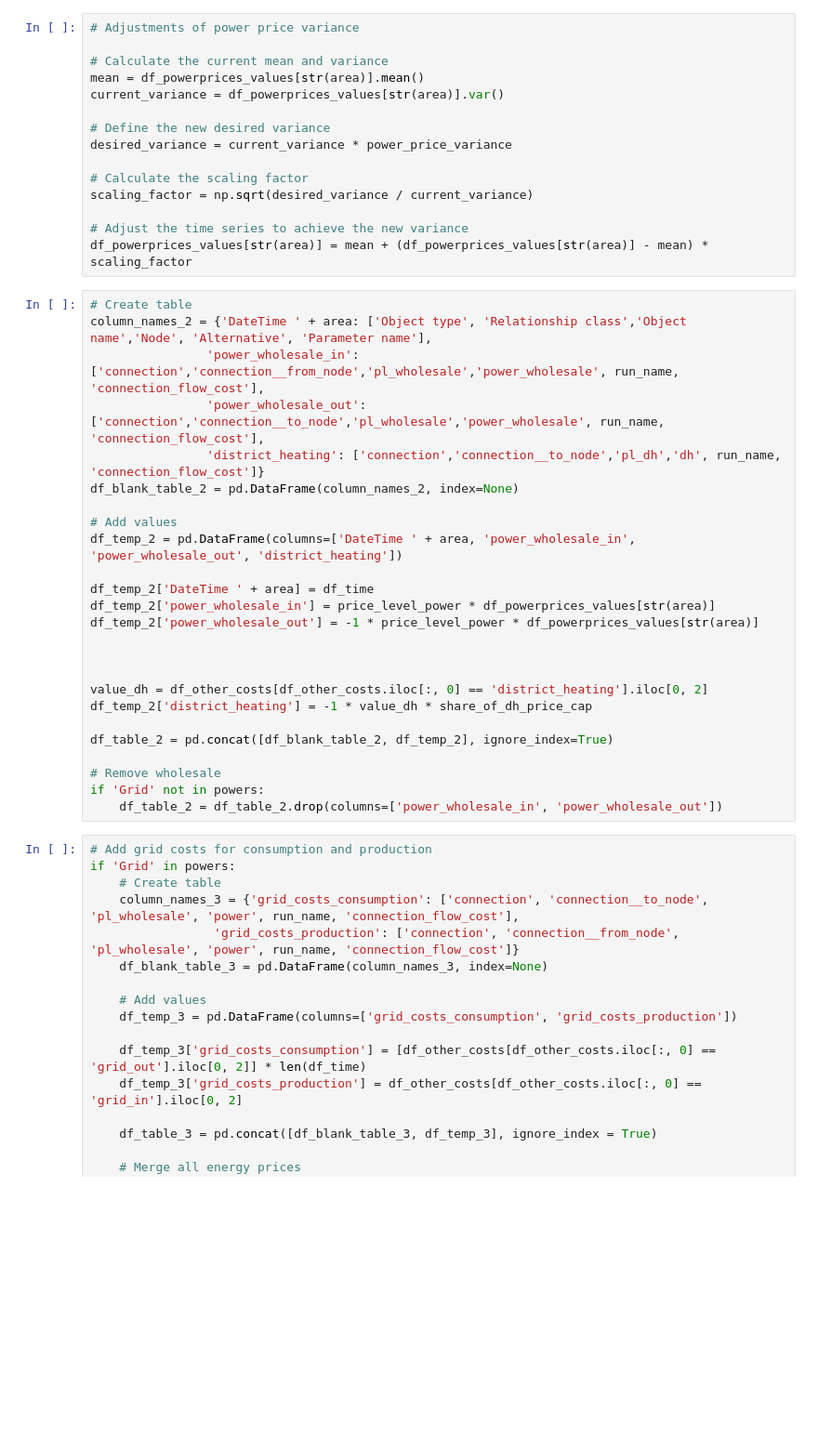
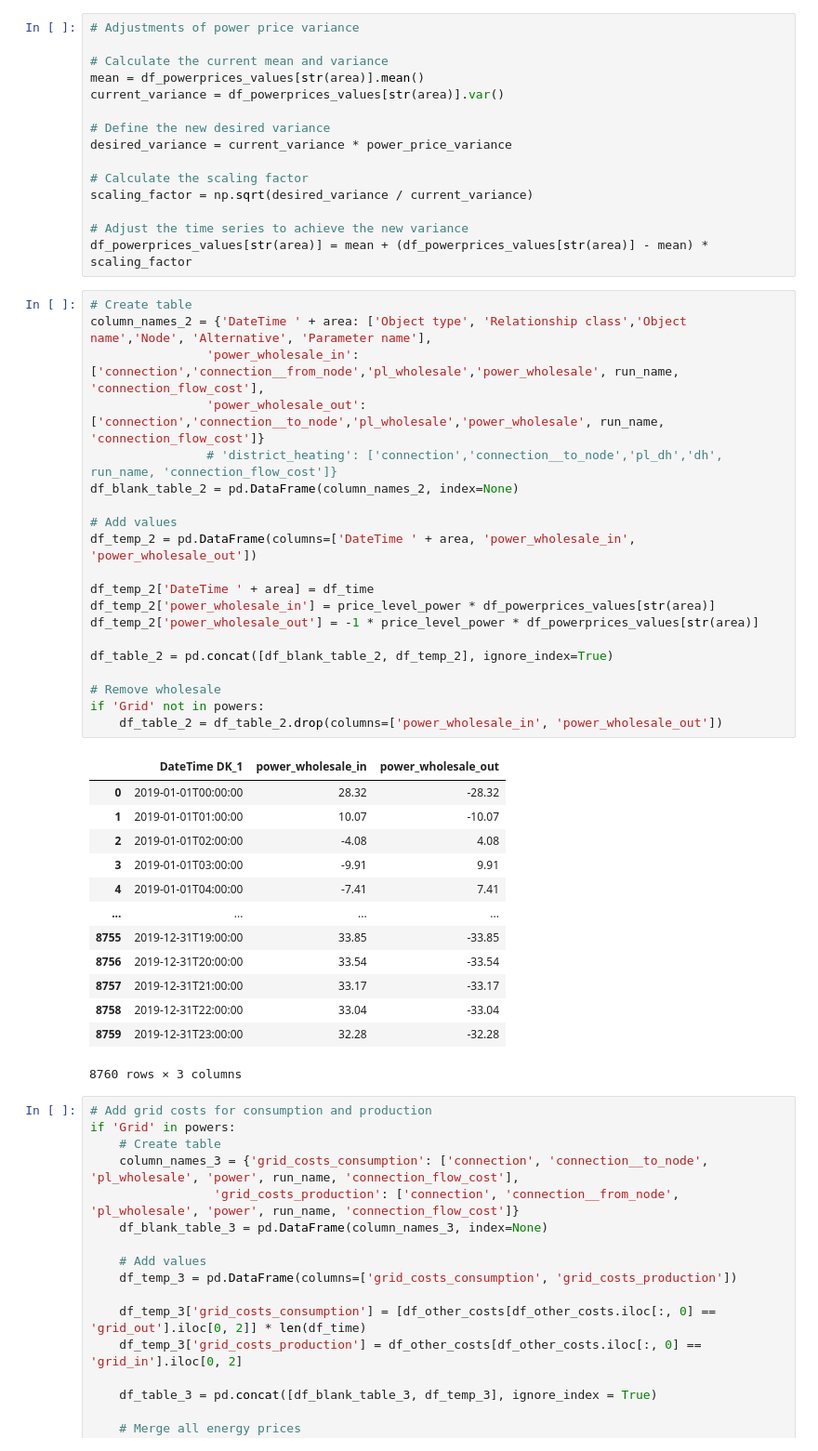
Before and after one commit to CSEI-EU/Nord_H2ub, a Jupyter notebook: spine_projects/01_input_data/00_functions/data_preparation_nord_h2ub_spine.ipynb, the cells around one changed output. Shown at 93% size. Drawn from its saved outputs; the diff is of its cells as text; blank space fills up the shorter version.

```diff
--- a/spine_projects/01_input_data/00_functions/data_preparation_nord_h2ub_spine.ipynb
+++ b/spine_projects/01_input_data/00_functions/data_preparation_nord_h2ub_spine.ipynb
@@ -1859,28 +1850,37 @@ df_powerprices_values[str(area)] = mean + (df_powerprices_values[str(area)] - me
 # %%
 # Create table
 column_names_2 = {'DateTime ' + area: ['Object type', 'Relationship class','Object name','Node', 'Alternative', 'Parameter name'],
                 'power_wholesale_in': ['connection','connection__from_node','pl_wholesale','power_wholesale', run_name, 'connection_flow_cost'],
-                'power_wholesale_out': ['connection','connection__to_node','pl_wholesale','power_wholesale', run_name, 'connection_flow_cost'],
-                'district_heating': ['connection','connection__to_node','pl_dh','dh', run_name, 'connection_flow_cost']}
+                'power_wholesale_out': ['connection','connection__to_node','pl_wholesale','power_wholesale', run_name, 'connection_flow_cost']}
+                # 'district_heating': ['connection','connection__to_node','pl_dh','dh', run_name, 'connection_flow_cost']}
 df_blank_table_2 = pd.DataFrame(column_names_2, index=None)
 
 # Add values
-df_temp_2 = pd.DataFrame(columns=['DateTime ' + area, 'power_wholesale_in', 'power_wholesale_out', 'district_heating'])
+df_temp_2 = pd.DataFrame(columns=['DateTime ' + area, 'power_wholesale_in', 'power_wholesale_out'])
 
 df_temp_2['DateTime ' + area] = df_time
 df_temp_2['power_wholesale_in'] = price_level_power * df_powerprices_values[str(area)]
 df_temp_2['power_wholesale_out'] = -1 * price_level_power * df_powerprices_values[str(area)]
-
-
-
-value_dh = df_other_costs[df_other_costs.iloc[:, 0] == 'district_heating'].iloc[0, 2]
-df_temp_2['district_heating'] = -1 * value_dh * share_of_dh_price_cap
 
 df_table_2 = pd.concat([df_blank_table_2, df_temp_2], ignore_index=True)
 
 # Remove wholesale
 if 'Grid' not in powers:
     df_table_2 = df_table_2.drop(columns=['power_wholesale_in', 'power_wholesale_out'])
+# %% [output]
+|  | DateTime DK_1 | power_wholesale_in | power_wholesale_out |
+| 0 | 2019-01-01T00:00:00 | 28.32 | -28.32 |
+| 1 | 2019-01-01T01:00:00 | 10.07 | -10.07 |
+| 2 | 2019-01-01T02:00:00 | -4.08 | 4.08 |
+| 3 | 2019-01-01T03:00:00 | -9.91 | 9.91 |
+| 4 | 2019-01-01T04:00:00 | -7.41 | 7.41 |
+| ... | ... | ... | ... |
+| 8755 | 2019-12-31T19:00:00 | 33.85 | -33.85 |
+| 8756 | 2019-12-31T20:00:00 | 33.54 | -33.54 |
+| 8757 | 2019-12-31T21:00:00 | 33.17 | -33.17 |
+| 8758 | 2019-12-31T22:00:00 | 33.04 | -33.04 |
+| 8759 | 2019-12-31T23:00:00 | 32.28 | -32.28 |
+8760 rows × 3 columns
 # %%
 # Add grid costs for consumption and production
 if 'Grid' in powers:
```
Also changed, not shown: parts of 5 cells of this notebook, 5 other files.
